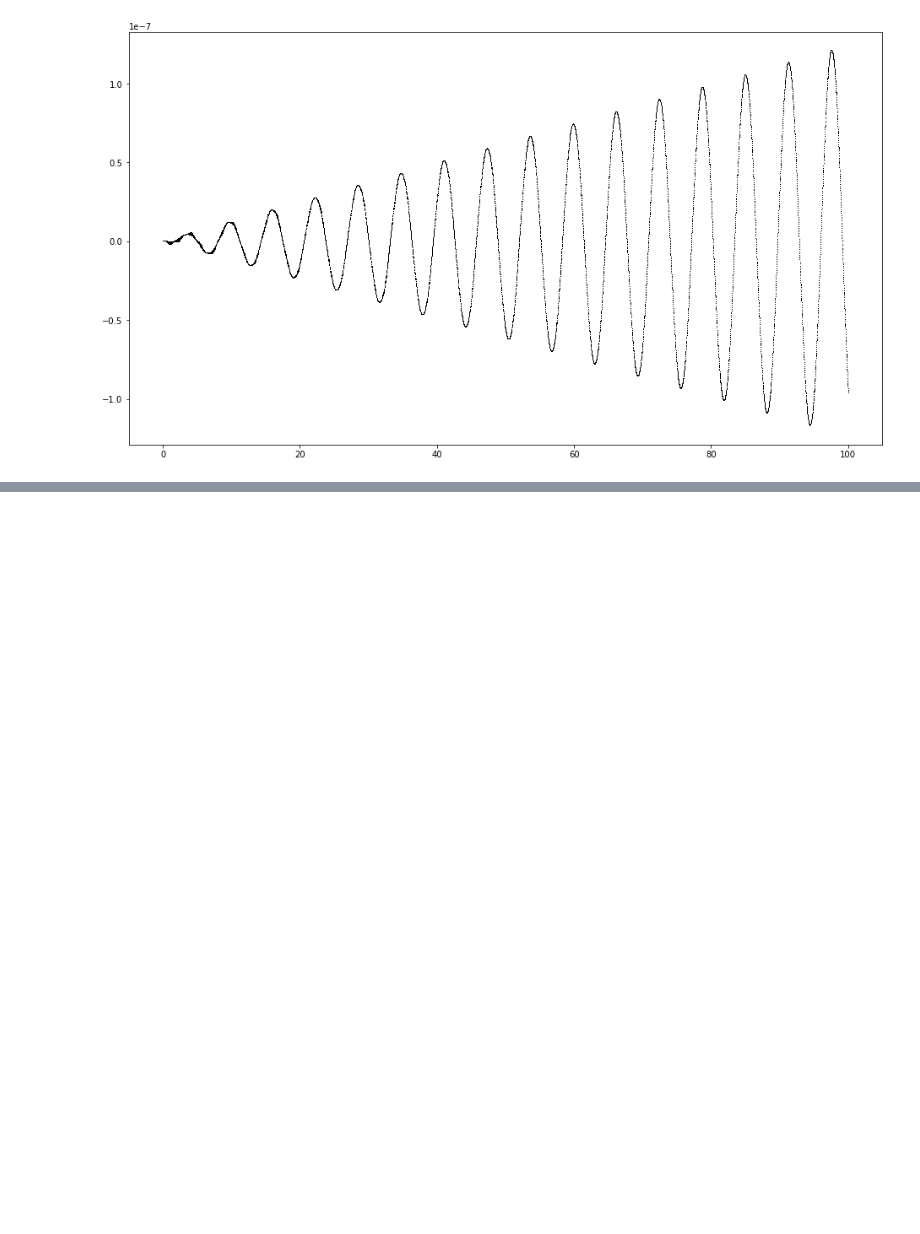
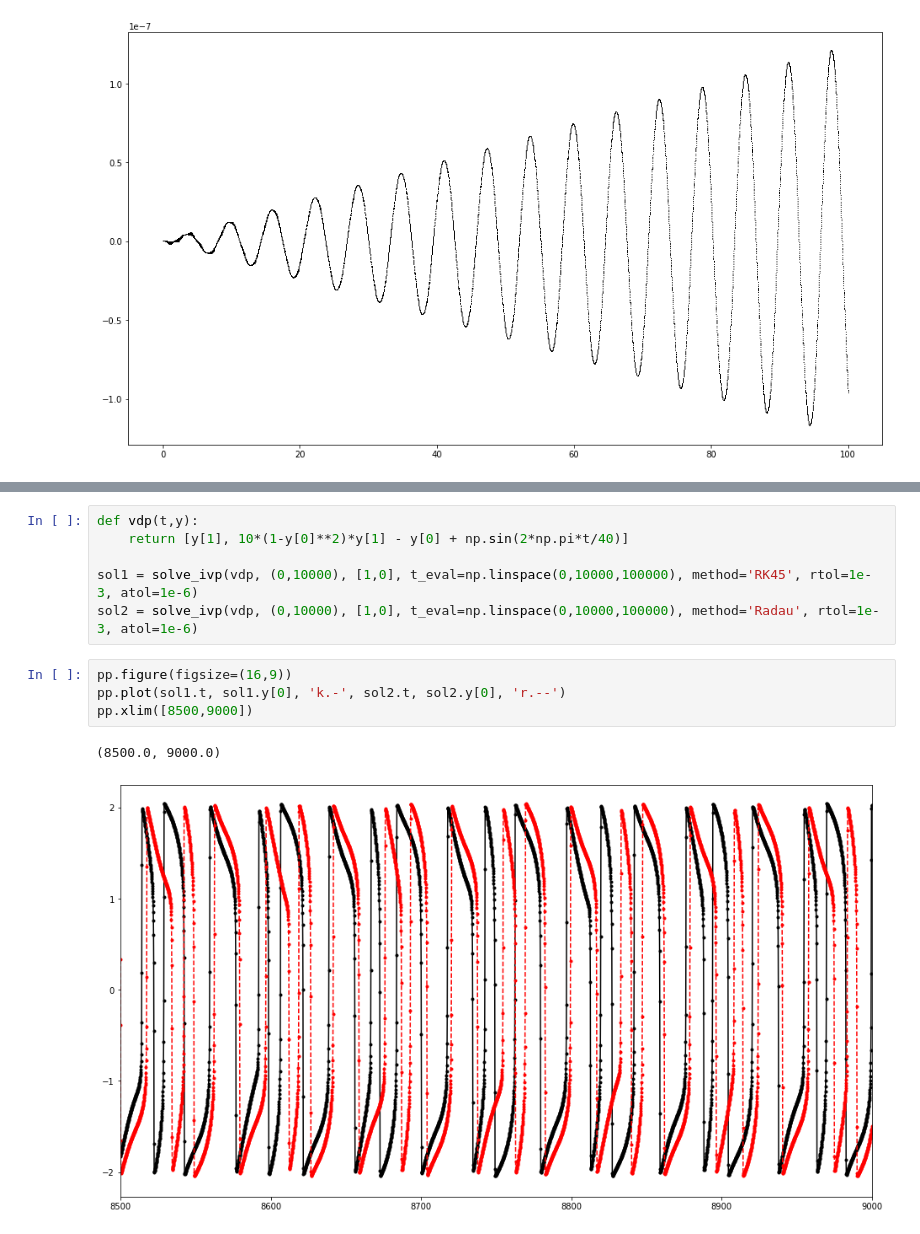
Before and after one commit to bgold-cosmos/mm2022, a Jupyter notebook: Week7b.ipynb, the cells around one changed output, grey strips where cells are left out. Saved outputs shown, nothing was run; the diff lists cells and outputs as text; blank space fills up the shorter version.

```diff
--- a/Week7b.ipynb
+++ b/Week7b.ipynb
@@ -85,0 +86,13 @@ pp.plot(sol.t, sol.y[0]-np.cos(sol.t), 'k,')
+# %%
+def vdp(t,y):
+    return [y[1], 10*(1-y[0]**2)*y[1] - y[0] + np.sin(2*np.pi*t/40)]
+
+sol1 = solve_ivp(vdp, (0,10000), [1,0], t_eval=np.linspace(0,10000,100000), method='RK45', rtol=1e-3, atol=1e-6)
+sol2 = solve_ivp(vdp, (0,10000), [1,0], t_eval=np.linspace(0,10000,100000), method='Radau', rtol=1e-3, atol=1e-6)
+# %%
+pp.figure(figsize=(16,9))
+pp.plot(sol1.t, sol1.y[0], 'k.-', sol2.t, sol2.y[0], 'r.--')
+pp.xlim([8500,9000])
+# %% [output]
+(8500.0, 9000.0)
+[figure, added]
```
Also changed, not shown: parts of 8 cells of this notebook, 2 other files.
